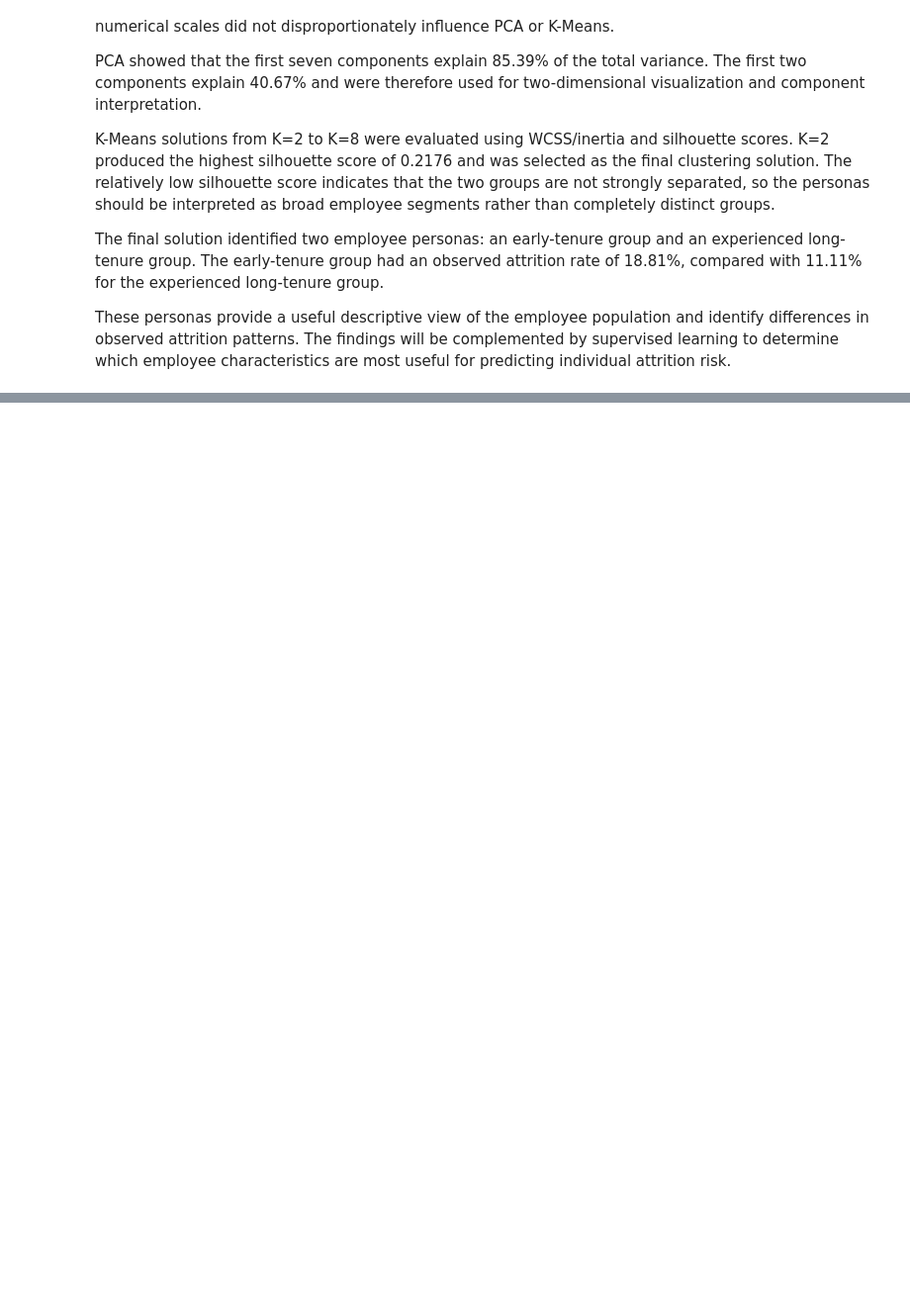
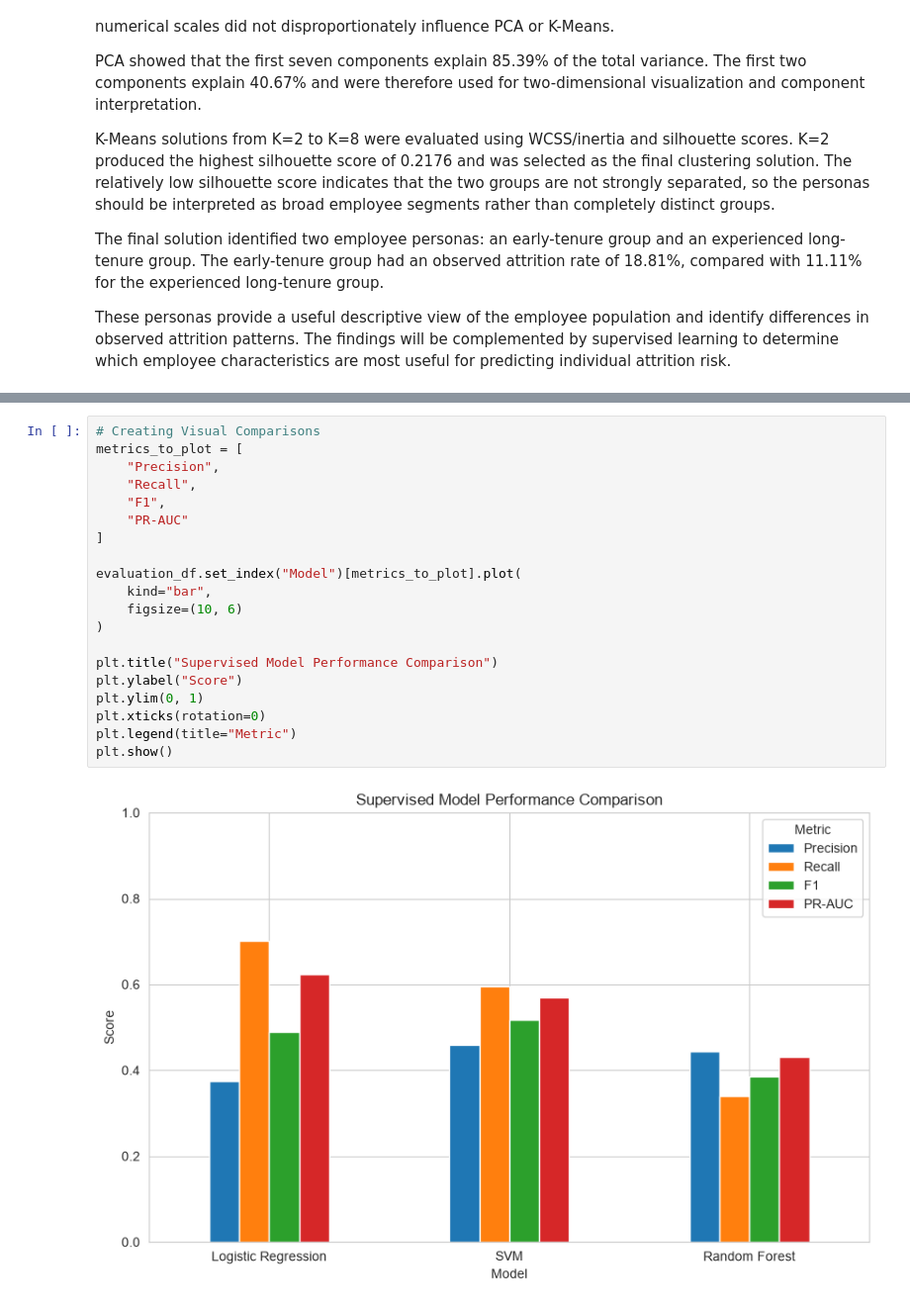
Before and after one commit to iradukunda123/-group08-flight-risk, a Jupyter notebook: group08-flight-risk.ipynb, the cells around one changed output, grey strips where cells are left out. Shown at 99% size. Drawn from its saved outputs; the diff is of its cells as text; blank space fills up the shorter version.

```diff
--- a/group08-flight-risk.ipynb
+++ b/group08-flight-risk.ipynb
@@ -1160,0 +1912,22 @@ characteristics are most useful for predicting individual attrition risk.
+# %%
+# Creating Visual Comparisons
+metrics_to_plot = [
+    "Precision",
+    "Recall",
+    "F1",
+    "PR-AUC"
+]
+
+evaluation_df.set_index("Model")[metrics_to_plot].plot(
+    kind="bar",
+    figsize=(10, 6)
+)
+
+plt.title("Supervised Model Performance Comparison")
+plt.ylabel("Score")
+plt.ylim(0, 1)
+plt.xticks(rotation=0)
+plt.legend(title="Metric")
+plt.show()
+# %% [output]
+[figure, added]
```
Also changed, not shown: parts of 49 cells of this notebook, 6 other files.
